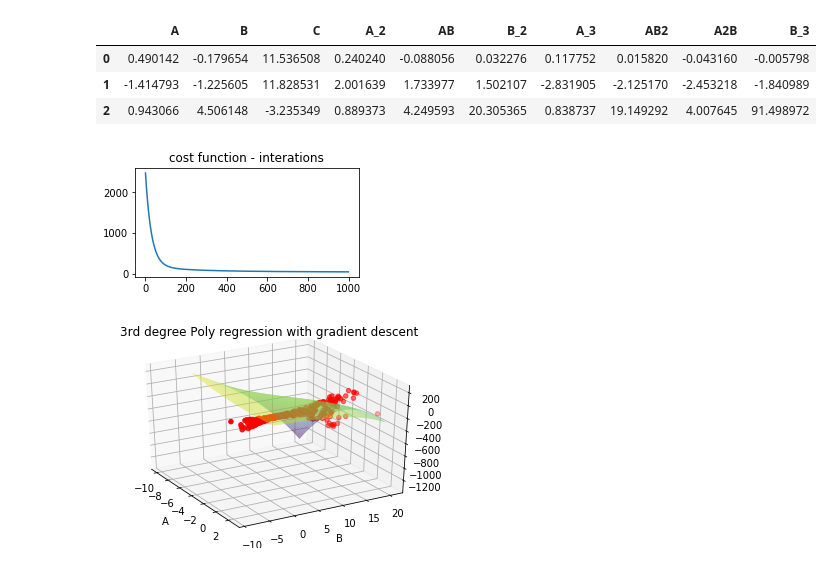
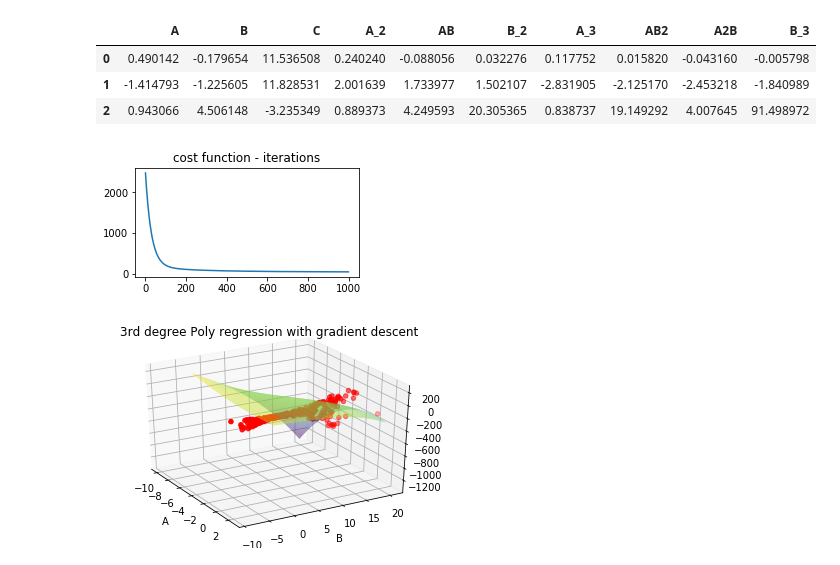
Before and after one commit to dayjang/Online_Test_M, a Jupyter notebook: moloco_q2.ipynb, the cells around one changed output. Drawn from its saved outputs; the diff is of its cells as text; code cells hidden in the pictures.

```diff
--- a/moloco_q2.ipynb
+++ b/moloco_q2.ipynb
@@ -293,17 +294,17 @@ y_poly3 = np.array(df['C']).reshape(len(df['A']),1)
 # %%
 theta = np.zeros([1,df_ori.shape[1]]).T
 # learning rate
 alpha = 0.0000005
 # number of interation
 iters = 1000
 
 Beta4, Cost4= regression(X_poly3,y_poly3,theta,iters,alpha,False)
 zs4 = Beta4[0][0] + xs*Beta4[1][0]  + ys*Beta4[2][0] + xs**2*Beta4[3][0] + xs*ys*Beta4[4][0]+ ys**2*Beta4[5][0] + xs**3*Beta4[6][0] + xs*ys**2*Beta4[7][0] + ys*xs**2*Beta4[8][0] + ys**3*Beta4[9][0]
 plt.figure(figsize=(4,2))
-plt.title('cost function - interations')
+plt.title('cost function - iterations')
 plt.plot(range(iters),Cost4);
 # %% [output]
-[figure, old version]
+[figure, new version]
 # %%
 plot_3d(xs,ys,zs4,'3rd degree Poly regression with gradient descent ')
 mse3=np.mean((X_ori_poly@Beta4 - y_ori_poly)**2)
```
Also changed, not shown: parts of 4 cells of this notebook.
